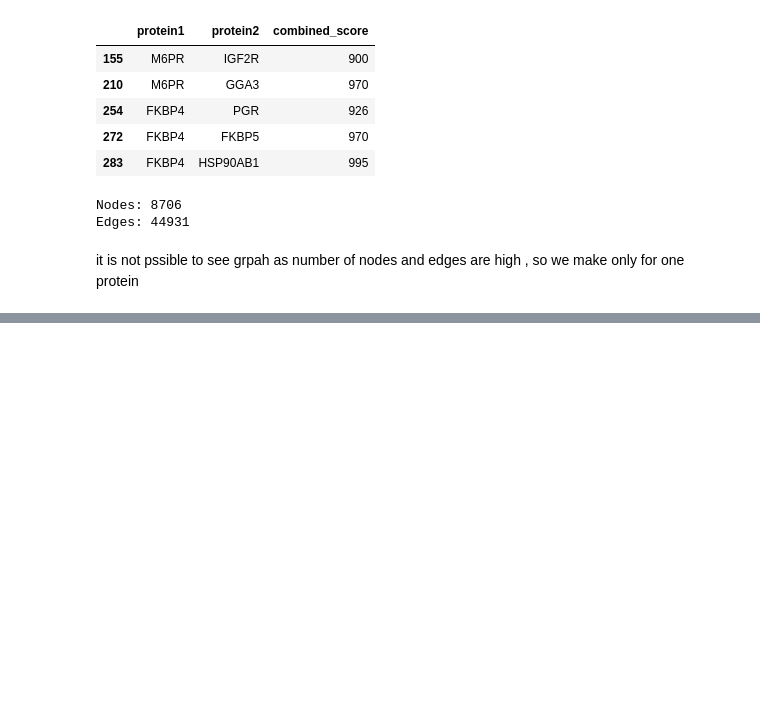
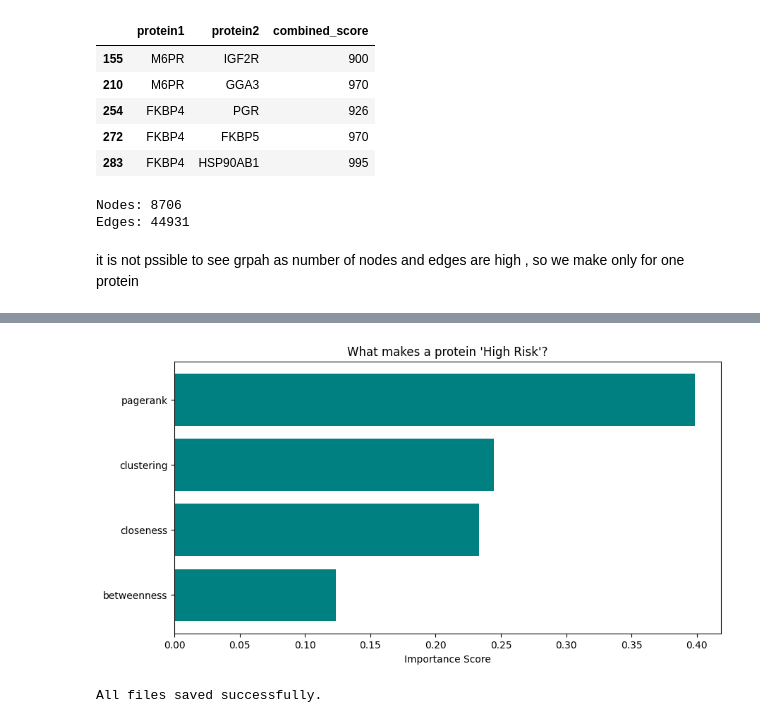
Before and after one commit to PriyanshuNaik27/NETWORKMED_PROJ, a Jupyter notebook: graph_network/graph_network.ipynb, the cells around one changed output, grey strips where cells are left out. Saved outputs shown, nothing was run; the diff lists cells and outputs as text; code cells hidden in the pictures; blank space fills up the shorter version.

```diff
--- a/graph_network/graph_network.ipynb
+++ b/graph_network/graph_network.ipynb
@@ -127,0 +180,24 @@ Rows found: 0
+# %%
+from sklearn.ensemble import RandomForestClassifier
+from sklearn.metrics import classification_report, confusion_matrix, accuracy_score
+import matplotlib.pyplot as plt
+import seaborn as sns
+
+# 1. Initialize the Model
+# n_estimators=100 means we are using 100 'Decision Trees' to vote on the answer
+rf_model = RandomForestClassifier(n_estimators=100, random_state=42)
+
+# 2. Train the Model
+print("Training the Random Forest model...")
+rf_model.fit(X_train_scaled, y_train)
+
+# 3. Make Predictions on the Test Set
+y_pred = rf_model.predict(X_test_scaled)
+
+# 4. Display Results
+print("\n" + "="*30)
+print("   MODEL PERFORMANCE REPORT")
+print("="*30)
+print(f"Overall Accuracy: {accuracy_score(y_test, y_pred):.2%}")
+print("\nDetailed Metrics:")
+print(classification_report(y_test, y_pred))
@@ -127,0 +221,38 @@ Rows found: 0
+# %%
+import numpy as np
+
+importances = rf_model.feature_importances_
+feature_names = X.columns
+indices = np.argsort(importances)
+
+plt.figure(figsize=(10, 5))
+plt.title("What makes a protein 'High Risk'?")
+plt.barh(range(len(indices)), importances[indices], color='teal', align='center')
+plt.yticks(range(len(indices)), [feature_names[i] for i in indices])
+plt.xlabel('Importance Score')
+plt.show()
+# %% [output]
+[figure, added]
+# %%
+import joblib
+import pickle
+import pandas as pd
+import networkx as nx
+
+# 1. Save the model
+joblib.dump(rf_model, 'protein_risk_model.pkl')
+
+# 2. Save the scaler (crucial for getting the math right on the website)
+joblib.dump(scaler, 'scaler.pkl')
+
+# 3. Save the ml_df (so the website can look up the features)
+ml_df.to_csv('protein_features_database.csv', index=False)
+
+# 4. Save your graph (Updated for NetworkX 3.0+)
+# We use the pickle module directly since nx.write_gpickle is deprecated
+with open("human_interactome.gpickle", "wb") as f:
+    pickle.dump(G, f)
+
+print("All files saved successfully.")
+# %% [output]
+All files saved successfully.
```
Also changed, not shown: parts of 12 cells of this notebook, 5 other files.
